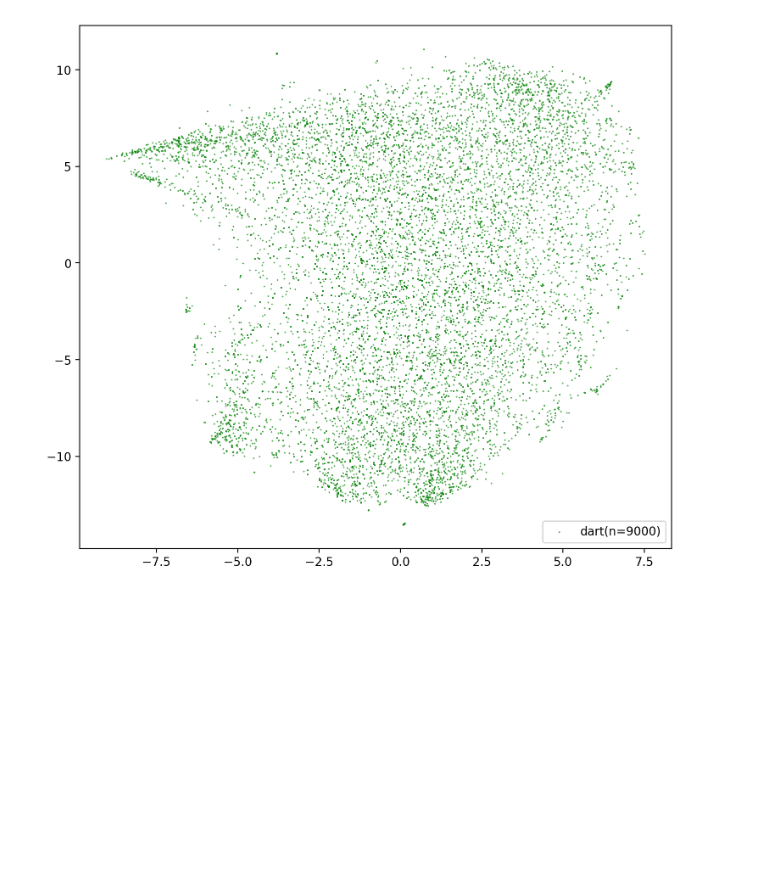
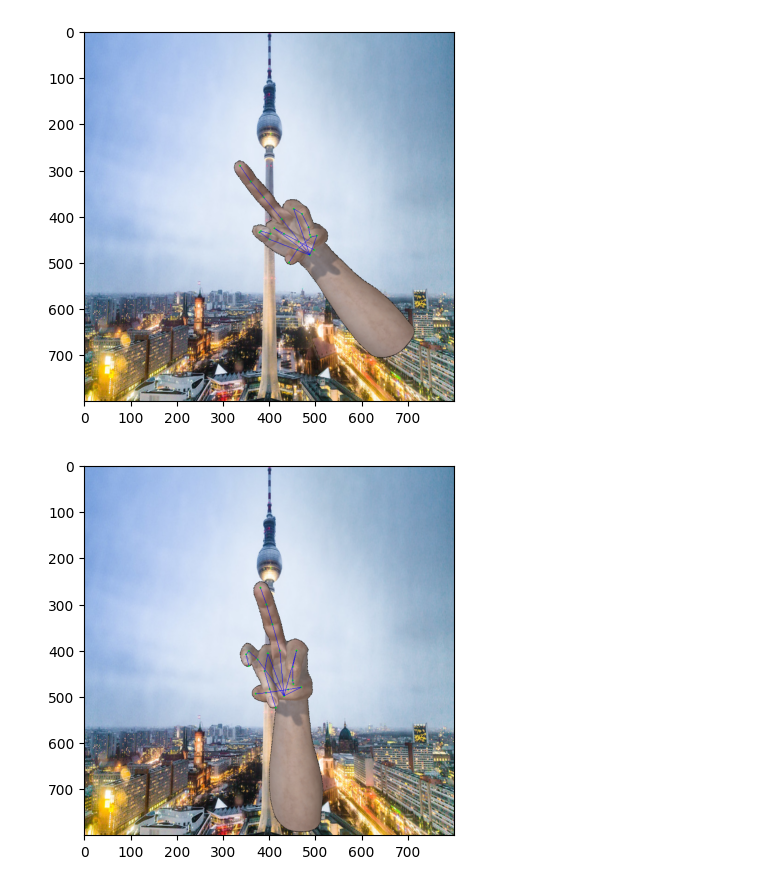
Before and after one commit to leejeongho3214/Synthetic-Hand-Dataset-Including-a-Forearm, a Jupyter notebook: t-sne.ipynb, the cells around one changed output. Cells and saved outputs as stored; diff of their text form; code cells hidden in the pictures; blank space fills up the shorter version.

```diff
--- a/t-sne.ipynb
+++ b/t-sne.ipynb
@@ -118,12 +95,0 @@ plt.show()
-# %%
-n_components = 2
-model = TSNE(n_components = n_components, perplexity = 1200)
-
-Z_embedded = model.fit_transform(dart_set[:9000])
-
-plt.figure(figsize=(9, 8), dpi =200)
-plt.scatter(Z_embedded[:, 0], Z_embedded[:, 1], s = 0.1, color='green', alpha = 1, label = 'dart(n=%i)' % len(Z_embedded))
-plt.legend(loc='lower right')
-plt.show()
-# %% [output]
-[figure, removed]
@@ -129,0 +208,57 @@ plt.show()
+# %%
+def j2d_processing(kp, scale, r, raw_res):
+    """Process gt 2D keypoints and apply all augmentation transforms."""
+    nparts = kp.shape[0]
+    for i in range(nparts):
+        kp[i, 0:2] = transform(kp[i, 0:2]+1, (raw_res/2, raw_res/2), scale,
+                                [raw_res, raw_res], rot=r)
+    return kp
+# %%
+import os
+import cv2
+import numpy as np
+from matplotlib import pyplot as plt
+import pickle
+
+with open('datasets/data_230710/annotations/train/sample.pkl', 'rb') as f:
+    meta = pickle.load(f)
+
+for idx in range(2):
+    r = min(
+        2 * 1,
+        max(-2 * 1, np.random.randn() * 1),
+    )
+    scale = min(
+        1.1,
+        max(
+            1 - 0.3, np.random.randn() * 0.3 + 1
+        ))
+    bbox = np.array(meta[idx]['bbox']).reshape(2, 2)
+    joint_2d = np.array(meta[idx]['joint_2d'])
+
+    center = (int((bbox[0][0] + bbox[1][0])/2) , int((bbox[0][1] + bbox[1][1])/2))
+    joint_2d = joint_2d - center + (400, 400)
+    n_joint_2d = j2d_processing(joint_2d, 1, 50, 800)
+
+
+    ori_img = cv2.imread(os.path.join('datasets/data_230710/images/train', '/'.join(meta[idx]['file_name'].split('/')[1:])))
+    ori_img = cv2.cvtColor(ori_img, cv2.COLOR_BGR2RGB)
+    cropped_img = crop(ori_img, center, 1, [800, 800], rot=50).astype(np.uint8)
+    bg_img= cv2.imread('datasets/data_230710/background/city_5.jpg')
+    bg_img = cv2.cvtColor(bg_img, cv2.COLOR_BGR2RGB)
+    bg_img = cv2.resize(bg_img, (cropped_img.shape[1], cropped_img.shape[0]))
+
+    index = np.where((cropped_img[:, :, 0] == 0) & (cropped_img[:, :, 1] == 0) & (cropped_img[:, :, 2] == 0))
+    cropped_img[index] = bg_img[index]
+
+    cropped_img = visualize(cropped_img, n_joint_2d)
+
+    # index2 = np.where((ori_img[:, :, 0] == 0) & (ori_img[:, :, 1] == 0) & (ori_img[:, :, 2] == 0))
+    # ori_img[index2] = bg_img[index2]
+
+    # cropped_img2 = cv2.resize(cropped_img, (224, 224), interpolation=cv2.INTER_AREA)
+    plt.imshow(cropped_img)
+    plt.show()
+# %% [output]
+[figure, added]
+[figure, added]
```
Also changed, not shown: parts of 7 cells of this notebook, 14 other files.
